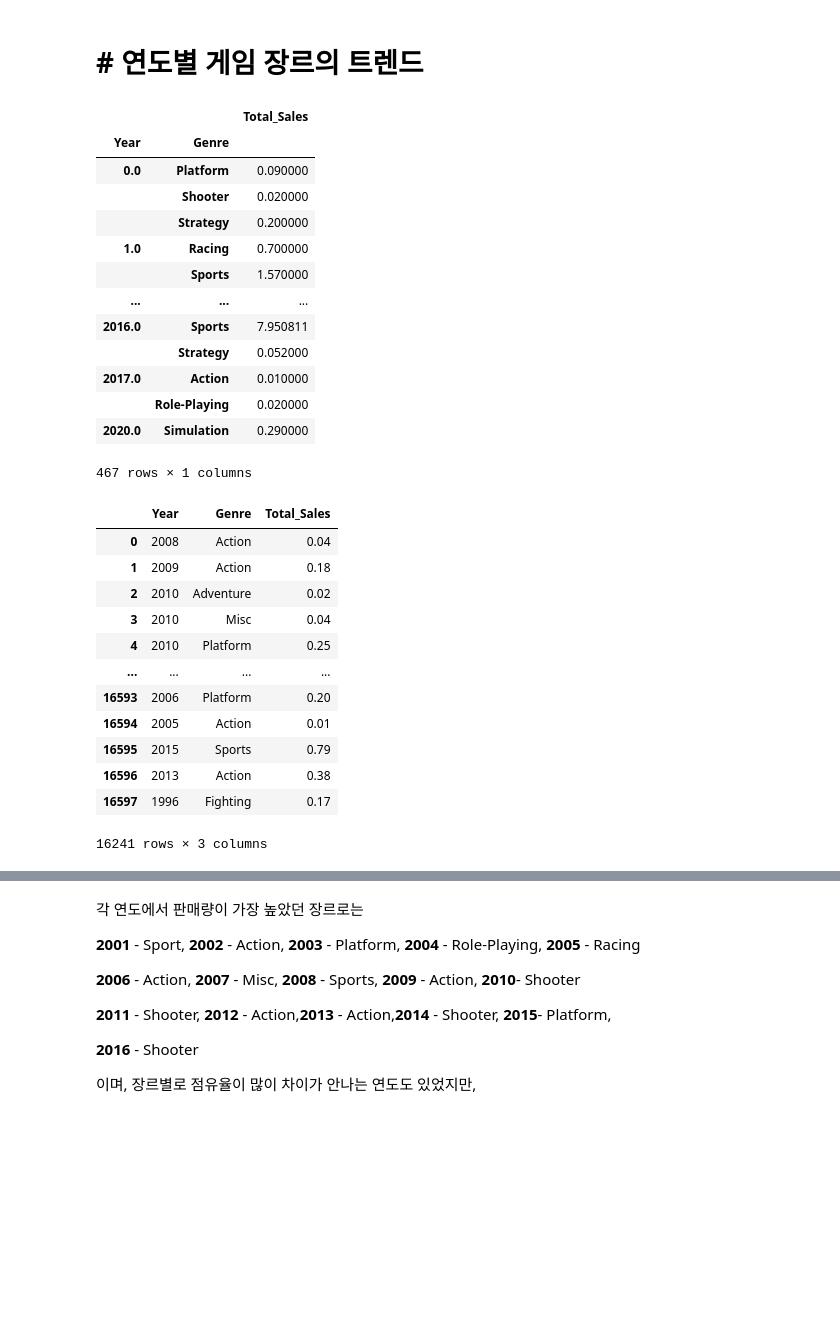
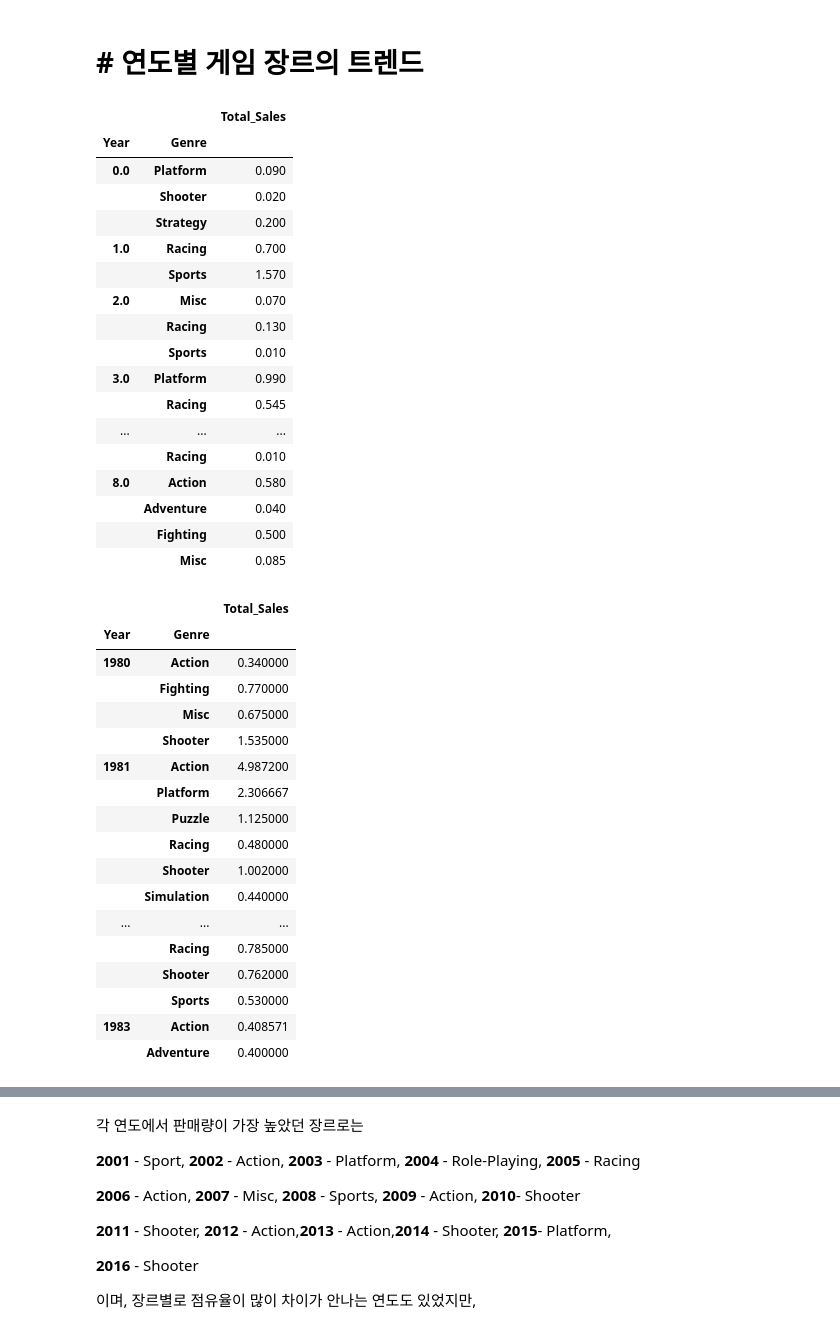
Before and after one commit to spell0607/Project, a Jupyter notebook: Project1.ipynb, the cells around one changed output, grey strips where cells are left out. Saved outputs shown, nothing was run; the diff lists cells and outputs as text; code cells hidden in the pictures; blank space fills up the shorter version.

```diff
--- a/Project1.ipynb
+++ b/Project1.ipynb
@@ -207,52 +230,61 @@ Name: Other_Sales, dtype: float64
 YT = pd.DataFrame(df2[['Year','Genre','Total_Sales']]) #연도, 장르, 총합 판매량으로만 이루어진 데이터프레임 생성
 YT
 
-pd.pivot_table(YT,values='Total_Sales',index=['Year','Genre'])
+pd.pivot_table(YT,values='Total_Sales',index=['Year','Genre']).head(30)
 # %% [output]
 |  |  | Total_Sales |
 | Year | Genre |  |
-| 0.0 | Platform | 0.090000 |
-|  | Shooter | 0.020000 |
-|  | Strategy | 0.200000 |
-| 1.0 | Racing | 0.700000 |
-|  | Sports | 1.570000 |
+| 0.0 | Platform | 0.090 |
+|  | Shooter | 0.020 |
+|  | Strategy | 0.200 |
+| 1.0 | Racing | 0.700 |
+|  | Sports | 1.570 |
+| 2.0 | Misc | 0.070 |
+|  | Racing | 0.130 |
+|  | Sports | 0.010 |
+| 3.0 | Platform | 0.990 |
+|  | Racing | 0.545 |
 | ... | ... | ... |
-| 2016.0 | Sports | 7.950811 |
-|  | Strategy | 0.052000 |
-| 2017.0 | Action | 0.010000 |
-|  | Role-Playing | 0.020000 |
-| 2020.0 | Simulation | 0.290000 |
+|  | Racing | 0.010 |
+| 8.0 | Action | 0.580 |
+|  | Adventure | 0.040 |
+|  | Fighting | 0.500 |
+|  | Misc | 0.085 |
-467 rows × 1 columns
 # %%
 #특이값인 연도 대체
 def y1(x) :
   if float(x) < 20:
     return int(x) + 2000
   return int(x)
 
 def y2(x) :
   if 80 < float(x) < 100 :
     return int(x) + 1900
   return int(x)
 
 YT['Year'] = YT['Year'].apply(y1)
 YT['Year'] = YT['Year'].apply(y2)
 
-YT
+pd.pivot_table(YT,values='Total_Sales',index=['Year','Genre']).head(20)
 # %% [output]
-|  | Year | Genre | Total_Sales |
-| 0 | 2008 | Action | 0.04 |
-| 1 | 2009 | Action | 0.18 |
-| 2 | 2010 | Adventure | 0.02 |
-| 3 | 2010 | Misc | 0.04 |
-| 4 | 2010 | Platform | 0.25 |
-| ... | ... | ... | ... |
-| 16593 | 2006 | Platform | 0.20 |
-| 16594 | 2005 | Action | 0.01 |
-| 16595 | 2015 | Sports | 0.79 |
-| 16596 | 2013 | Action | 0.38 |
-| 16597 | 1996 | Fighting | 0.17 |
+|  |  | Total_Sales |
+| Year | Genre |  |
+| 1980 | Action | 0.340000 |
+|  | Fighting | 0.770000 |
+|  | Misc | 0.675000 |
+|  | Shooter | 1.535000 |
+| 1981 | Action | 4.987200 |
+|  | Platform | 2.306667 |
+|  | Puzzle | 1.125000 |
+|  | Racing | 0.480000 |
+|  | Shooter | 1.002000 |
+|  | Simulation | 0.440000 |
+| ... | ... | ... |
+|  | Racing | 0.785000 |
+|  | Shooter | 0.762000 |
+|  | Sports | 0.530000 |
+| 1983 | Action | 0.408571 |
+|  | Adventure | 0.400000 |
-16241 rows × 3 columns
 # %%
 # 2001~2016 연도를 제외한 연도는 표본이 너무 적어 제외
 year = [2001, 2002, 2003, 2004, 2005, 2006, 2007, 2008, 2009, 2010, 2011, 2012, 2013, 2014, 2015, 2016]
```
Also changed, not shown: parts of 3 cells of this notebook.
